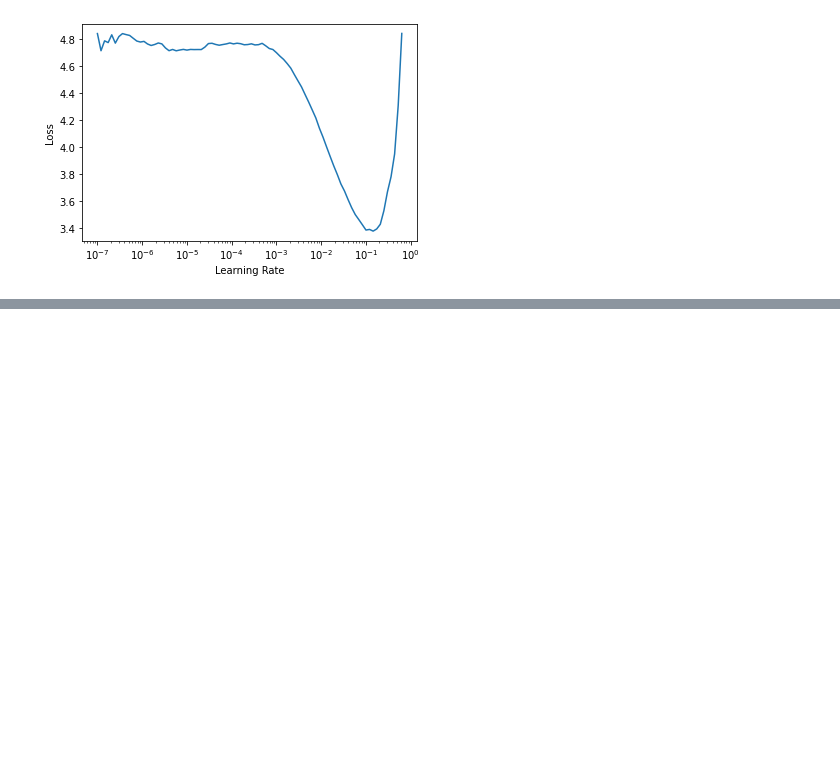
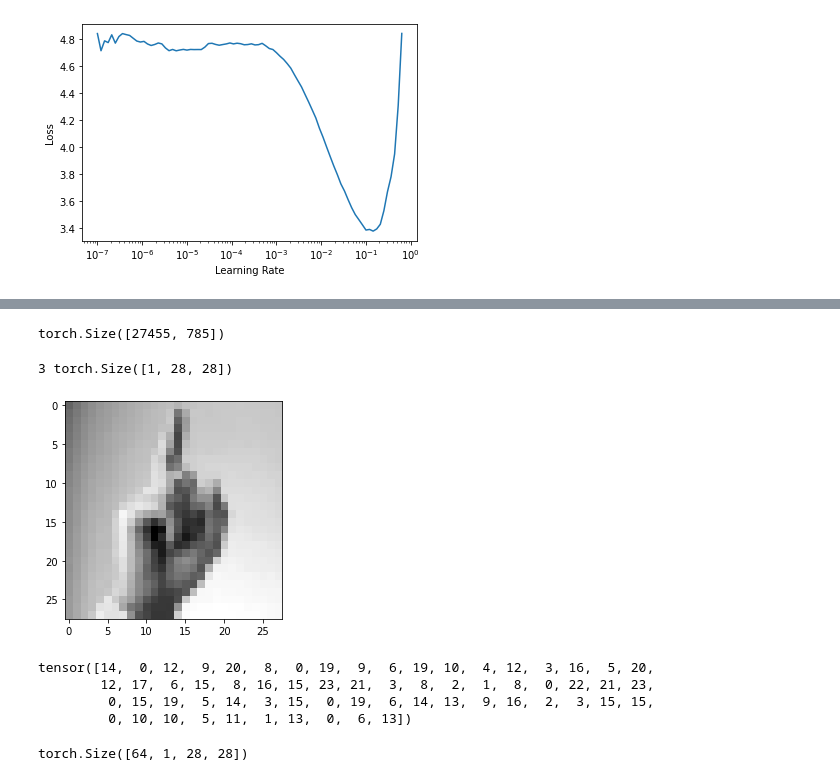
Before and after one commit to gracekang2/asl-alphabet-classifier, a Jupyter notebook: train_model.ipynb, the cells around one changed output, grey strips where cells are left out. Cells and saved outputs as stored; diff of their text form; code cells hidden in the pictures; blank space fills up the shorter version.

```diff
--- a/train_model.ipynb
+++ b/train_model.ipynb
@@ -109,0 +135,9 @@ learn.fine_tune(2, 7e-3)
+# %%
+train_data = pd.read_csv('/storage/asl/sign_mnist_train.csv')
+test_data = pd.read_csv('/storage/asl/sign_mnist_test.csv')
+
+# img_dataset = datasets.ImageFolder('/storage/asl/images', transform=img_transform)
+# N = len(img_dataset)
+# train_data, val_data = torch.utils.data.random_split(img_dataset, lengths=[int(N*0.8), int(N*0.2)])
+# trainloader = torch.utils.data.DataLoader(train_data, batch_size=32, shuffle=True)
+# validateloader = torch.utils.data.DataLoader(val_data, batch_size=32, shuffle=True)
@@ -109,0 +154,4 @@ learn.fine_tune(2, 7e-3)
+# %%
+torch.tensor(train_data.values).shape
+# %% [output]
+torch.Size([27455, 785])
@@ -109,0 +187,37 @@ learn.fine_tune(2, 7e-3)
+# %%
+import matplotlib.pyplot as plt
+import numpy as np
+
+def imshow(img):
+    img = img / 2 + 0.5     # unnormalize
+    npimg = img.numpy()
+    plt.imshow(npimg, cmap='gray')
+    plt.show()
+
+# images, labels = next(iter(trainloader))
+# imshow(images[0])
+# print(labels[0])
+
+sample = train_dataset[0]
+print(sample[0], sample[1].shape)
+
+imshow(sample[1][0])
+# print(sample[1][0])
+# %% [output]
+3 torch.Size([1, 28, 28])
+[figure, added]
+# %%
+trainloader = DataLoader(train_dataset, batch_size=64, shuffle=True)
+validateloader = DataLoader(validate_dataset, batch_size=64, shuffle=True)
+
+bx,by = next(iter(trainloader))
+bx
+# %% [output]
+tensor([14,  0, 12,  9, 20,  8,  0, 19,  9,  6, 19, 10,  4, 12,  3, 16,  5, 20,
+        12, 17,  6, 15,  8, 16, 15, 23, 21,  3,  8,  2,  1,  8,  0, 22, 21, 23,
+         0, 15, 19,  5, 14,  3, 15,  0, 19,  6, 14, 13,  9, 16,  2,  3, 15, 15,
+         0, 10, 10,  5, 11,  1, 13,  0,  6, 13])
+# %%
+by.shape
+# %% [output]
+torch.Size([64, 1, 28, 28])
```
Also changed, not shown: parts of 13 cells of this notebook, 8 other files.
